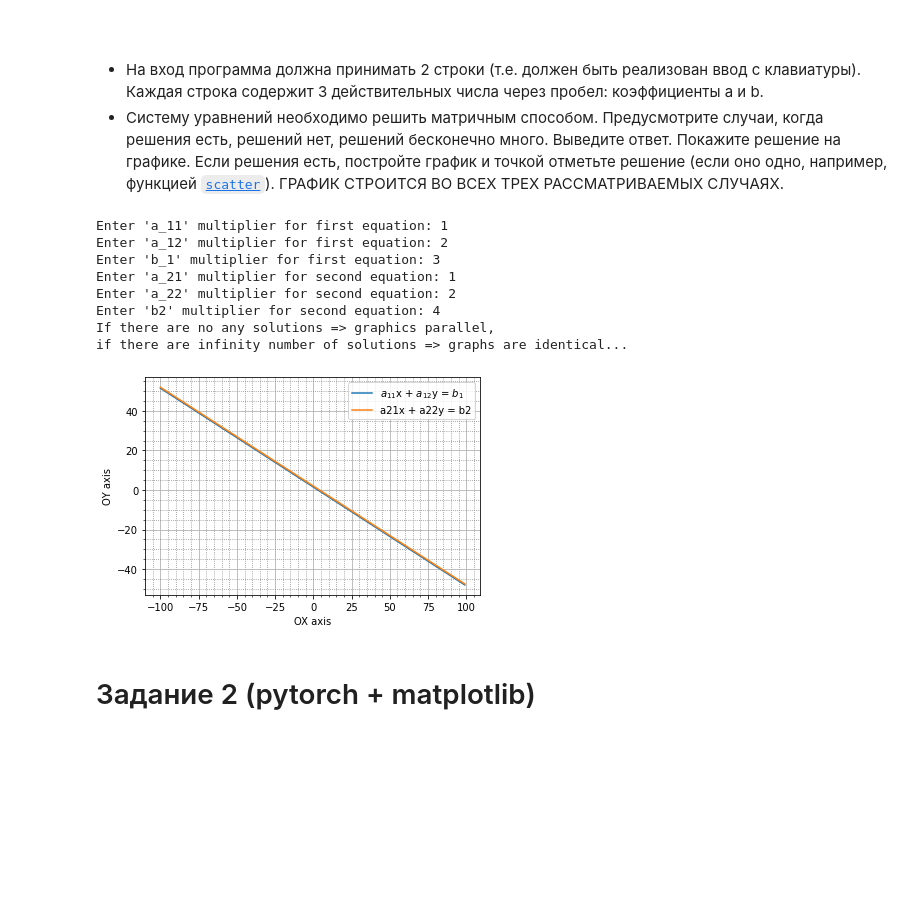
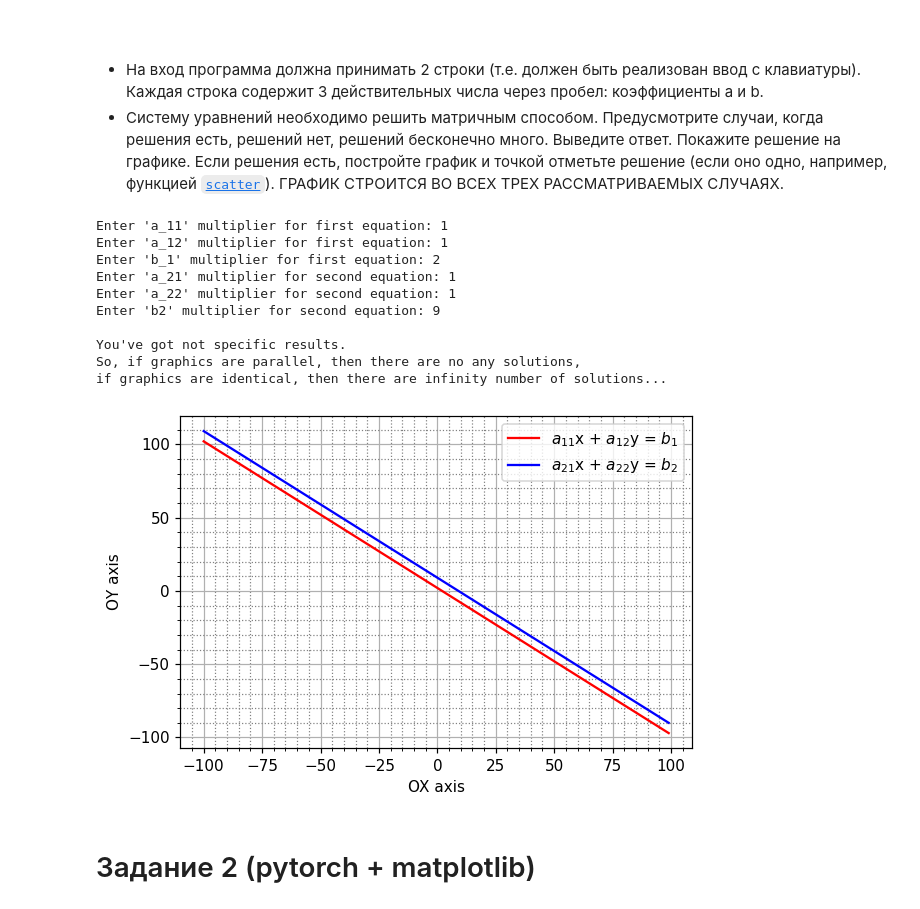
Before and after one commit to xhackerino/DataAnalysisLab_1, a Jupyter notebook: Lab1.ipynb, the cells around one changed output. Cells and saved outputs as stored; diff of their text form; code cells hidden in the pictures; blank space fills up the shorter version.

```diff
--- a/Lab1.ipynb
+++ b/Lab1.ipynb
@@ -23,59 +23,68 @@ b1 = int(input("Enter 'b_1' multiplier for first equation: "))
 a21 = int(input("Enter 'a_21' multiplier for second equation: "))
 a22 = int(input("Enter 'a_22' multiplier for second equation: "))
 b2 = int(input("Enter 'b2' multiplier for second equation: "))
 
 x_range = list(range(-100,100))
 y1 = [((b1-a11*x1)/a12) for x1 in x_range]
 y2 = [((b2-a21*x2)/a22) for x2 in x_range]
 
-eq_1 = np.array([[a11, a12], [a21, a22]])
+eq_1 = np.array([
+    [a11, a12],
+    [a21, a22]
+    ])
 eq_2 = np.array([b1, b2]).reshape((2,1))
 
 fig, ax = plt.subplots()
 
 try:
   res = solve(eq_1,eq_2)
-  print("The result is: \n", res)
-  ax.scatter(res[0], res[1], color='black')
+  print("\nThe result is: \n", res)
   plt.plot(x_range, y1, c = 'red')
   plt.plot(x_range, y2, c = 'blue')
+  ax.scatter(res[0], res[1], color='black')
+  ax.grid(which='major')
+  ax.minorticks_on()
+  ax.grid(which='minor',
+          c='gray',
+          linestyle=':')
+  plt.xlabel(r"OX axis")
+  plt.ylabel(r"ОY axis")
+  plt.legend([
+            r"$a_{11}$x + $a_{12}$y = $b_{1}$",
+            r"$a_{21}$x + $a_{22}$y = $b_{2}$",
+            ])
+  fig.set_dpi(110)
+
+except LinAlgError as lae:
+  print("\nYou've got not specific results.")
+  print("So, if graphics are parallel, then there are no any solutions,\nif\
+ graphics are identical, then there are infinity number of solutions...\n")
+  plt.plot(x_range,y1, c = 'red')
+  plt.plot(x_range,y2,  c = 'blue')
   ax.grid(which='major')
   ax.minorticks_on()
   ax.grid(which='minor',
         c='gray',
         linestyle=':')
   plt.xlabel(r"OX axis")
   plt.ylabel(r"ОY axis")
   plt.legend([
             r"$a_{11}$x + $a_{12}$y = $b_{1}$",
             r"$a_{21}$x + $a_{22}$y = $b_{2}$",
             ])
-
-except LinAlgError as lae:
-  print("If there are no any solutions => graphics parallel,\nif there are infinity number of solutions => graphs are identical...")
-  plt.plot(x_range,y1)
-  plt.plot(x_range,y2)
-  ax.grid(which='major')
-  ax.minorticks_on()
-  ax.grid(which='minor',
-        c='gray',
-        linestyle=':')
-  plt.xlabel(r"OX axis")
-  plt.ylabel(r"ОY axis")
-  plt.legend([
-            r"$a_{11}$x + $a_{12}$y = $b_{1}$",
-            r"$a_{21}$x + $a_{22}$y = $b_{2}$",
-            ])
+  fig.set_dpi(110)
 # %% [output]
 Enter 'a_11' multiplier for first equation: 1
-Enter 'a_12' multiplier for first equation: 2
-Enter 'b_1' multiplier for first equation: 3
+Enter 'a_12' multiplier for first equation: 1
+Enter 'b_1' multiplier for first equation: 2
 Enter 'a_21' multiplier for second equation: 1
-Enter 'a_22' multiplier for second equation: 2
-Enter 'b2' multiplier for second equation: 4
-If there are no any solutions => graphics parallel,
-if there are infinity number of solutions => graphs are identical...
+Enter 'a_22' multiplier for second equation: 1
+Enter 'b2' multiplier for second equation: 9
+
+You've got not specific results.
+So, if graphics are parallel, then there are no any solutions,
+if graphics are identical, then there are infinity number of solutions...
-[figure, old version]
+[figure, new version]
 # %% [markdown]
 # Задание 2 (pytorch + matplotlib)
 # %% [markdown]
```
Also changed, not shown: parts of 1 cell of this notebook.
